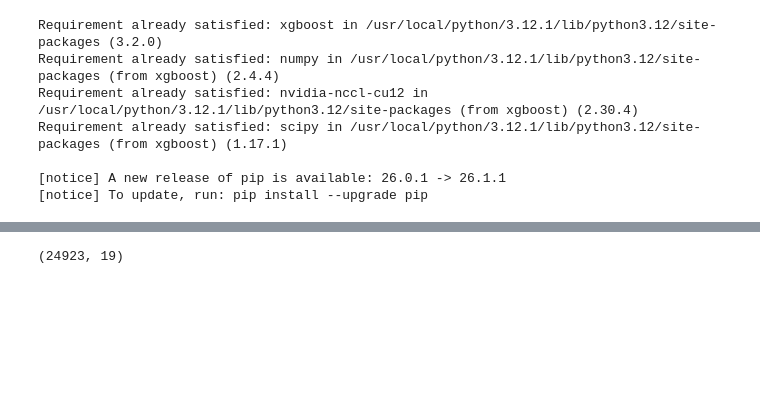
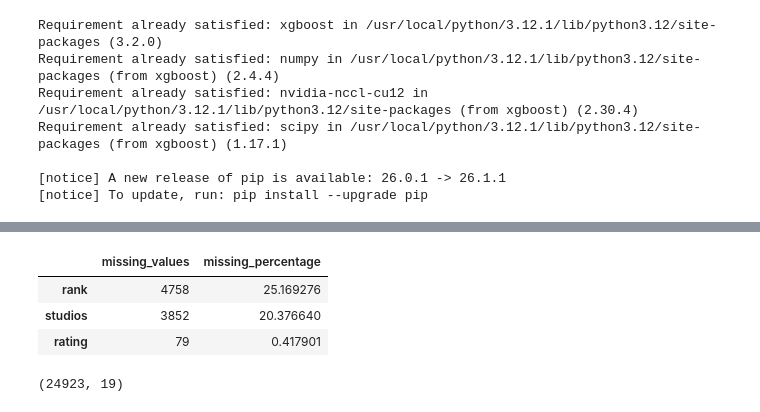
Before and after one commit to futabarentarou/Anime-final-project, a Jupyter notebook: data/Finalproject.ipynb, the cells around one changed output, grey strips where cells are left out. Cells and saved outputs as stored; diff of their text form; code cells hidden in the pictures; blank space fills up the shorter version.

```diff
--- a/data/Finalproject.ipynb
+++ b/data/Finalproject.ipynb
@@ -49,3 +76,18 @@ df.head()
+# %%
+missing_values = df.isnull().sum().sort_values(ascending=False)
+missing_percentage = (df.isnull().mean() * 100).sort_values(ascending=False)
+
+missing_summary = pd.DataFrame({
+    "missing_values": missing_values,
+    "missing_percentage": missing_percentage
+})
+
+missing_summary[missing_summary["missing_values"] > 0]
+# %% [output]
+|  | missing_values | missing_percentage |
+| rank | 4758 | 25.169276 |
+| studios | 3852 | 20.376640 |
+| rating | 79 | 0.417901 |
 # %%
 df["score"] = df["mean"]
 # %%
```
Also changed, not shown: parts of 2 cells of this notebook.
